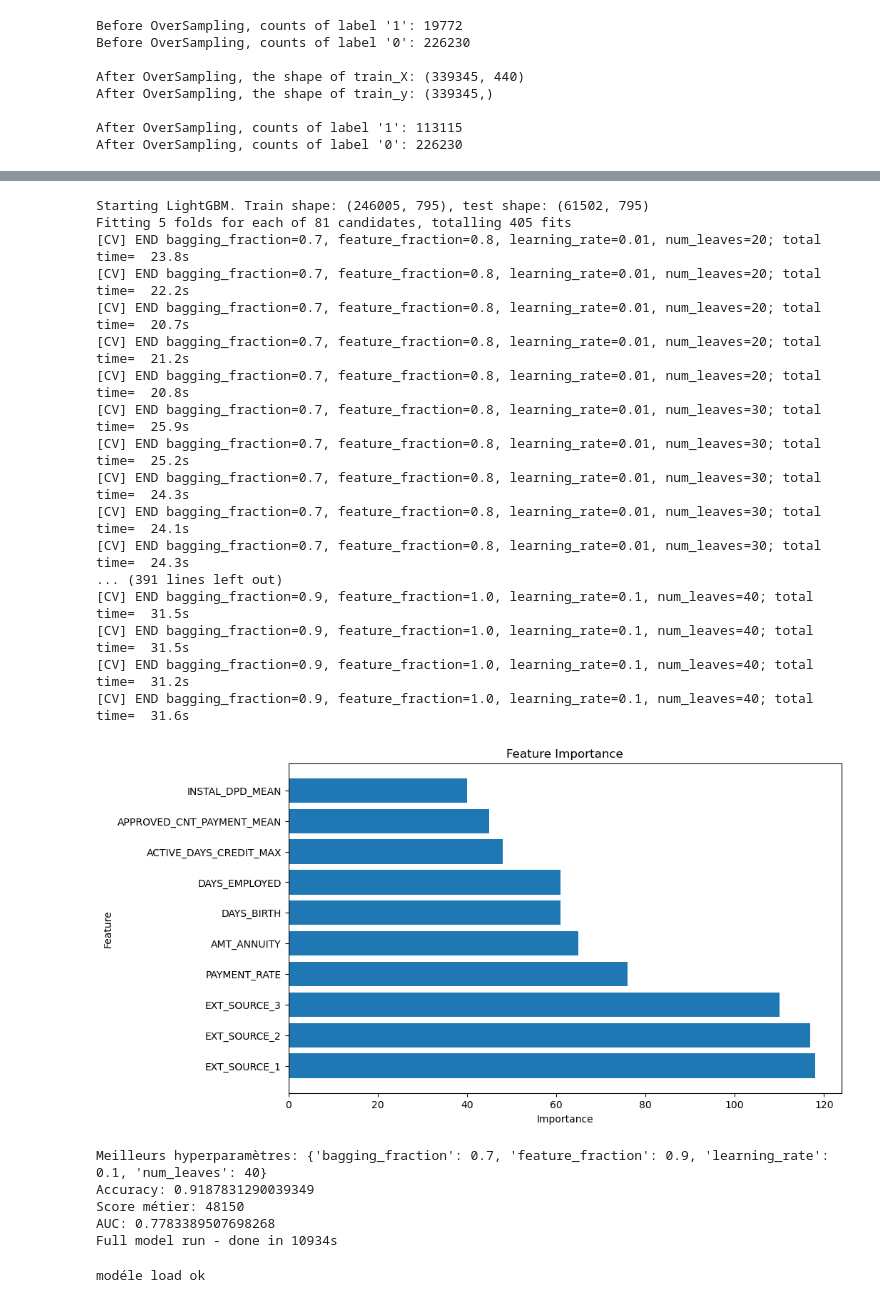
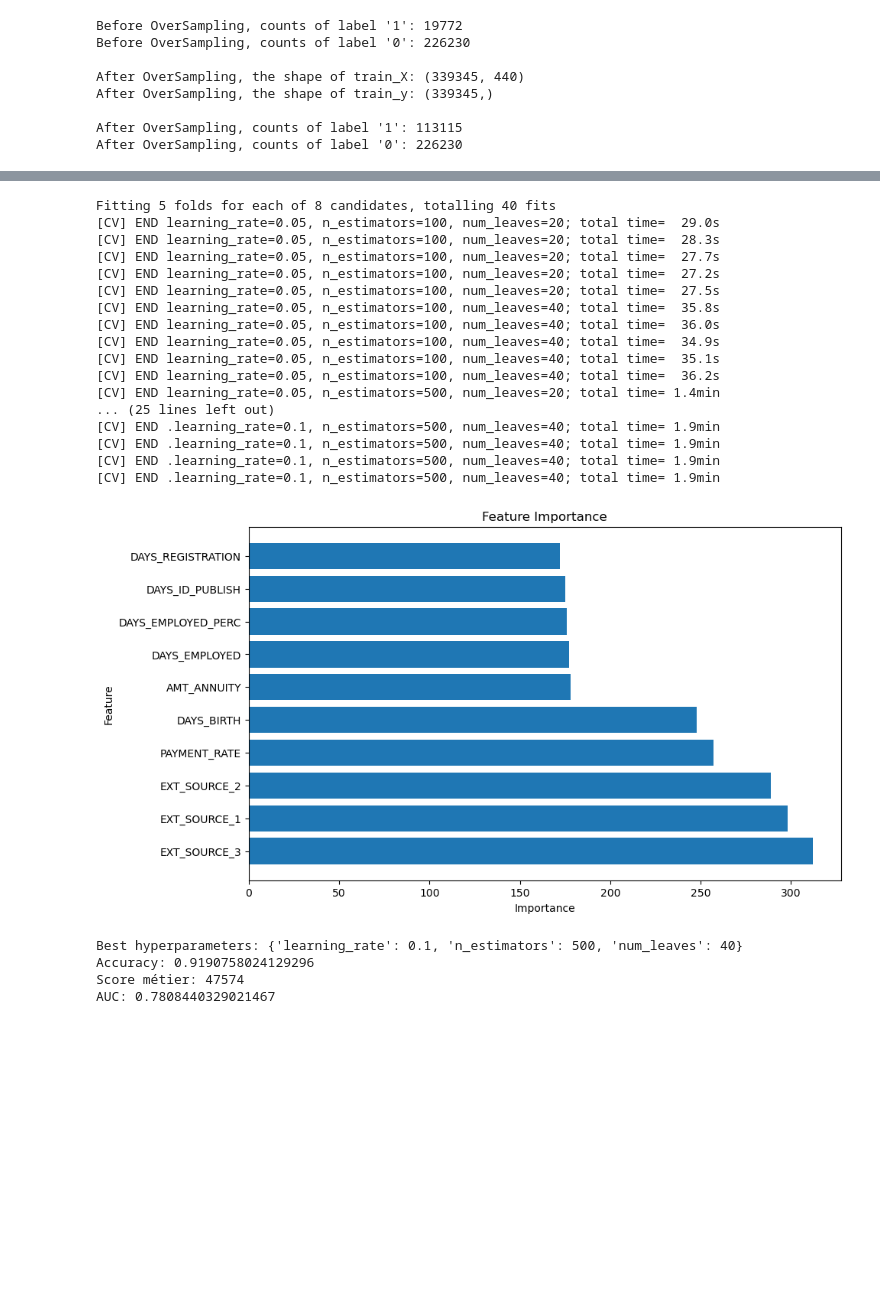
Before and after one commit to AminaBoudj/projet7, a Jupyter notebook: models_fit.ipynb, the cells around one changed output, grey strips where cells are left out. Saved outputs shown, nothing was run; the diff lists cells and outputs as text; code cells hidden in the pictures; blank space fills up the shorter version.

```diff
--- a/models_fit.ipynb
+++ b/models_fit.ipynb
@@ -593,34 +545,0 @@ def kfold_lightgbm(df, num_folds, stratified = False, debug= False):
-# %%
-with timer("Full model run"):
-    importance_df,accuracy,score_metier,auc=kfold_lightgbm(df, 5, stratified = False, debug= False)
-# %% [output]
-Starting LightGBM. Train shape: (246005, 795), test shape: (61502, 795)
-Fitting 5 folds for each of 81 candidates, totalling 405 fits
-[CV] END bagging_fraction=0.7, feature_fraction=0.8, learning_rate=0.01, num_leaves=20; total time=  23.8s
-[CV] END bagging_fraction=0.7, feature_fraction=0.8, learning_rate=0.01, num_leaves=20; total time=  22.2s
-[CV] END bagging_fraction=0.7, feature_fraction=0.8, learning_rate=0.01, num_leaves=20; total time=  20.7s
-[CV] END bagging_fraction=0.7, feature_fraction=0.8, learning_rate=0.01, num_leaves=20; total time=  21.2s
-[CV] END bagging_fraction=0.7, feature_fraction=0.8, learning_rate=0.01, num_leaves=20; total time=  20.8s
-[CV] END bagging_fraction=0.7, feature_fraction=0.8, learning_rate=0.01, num_leaves=30; total time=  25.9s
-[CV] END bagging_fraction=0.7, feature_fraction=0.8, learning_rate=0.01, num_leaves=30; total time=  25.2s
-[CV] END bagging_fraction=0.7, feature_fraction=0.8, learning_rate=0.01, num_leaves=30; total time=  24.3s
-[CV] END bagging_fraction=0.7, feature_fraction=0.8, learning_rate=0.01, num_leaves=30; total time=  24.1s
-[CV] END bagging_fraction=0.7, feature_fraction=0.8, learning_rate=0.01, num_leaves=30; total time=  24.3s
-... (391 lines left out)
-[CV] END bagging_fraction=0.9, feature_fraction=1.0, learning_rate=0.1, num_leaves=40; total time=  31.5s
-[CV] END bagging_fraction=0.9, feature_fraction=1.0, learning_rate=0.1, num_leaves=40; total time=  31.5s
-[CV] END bagging_fraction=0.9, feature_fraction=1.0, learning_rate=0.1, num_leaves=40; total time=  31.2s
-[CV] END bagging_fraction=0.9, feature_fraction=1.0, learning_rate=0.1, num_leaves=40; total time=  31.6s
-[figure, removed]
-Meilleurs hyperparamètres: {'bagging_fraction': 0.7, 'feature_fraction': 0.9, 'learning_rate': 0.1, 'num_leaves': 40}
-Accuracy: 0.9187831290039349
-Score métier: 48150
-AUC: 0.7783389507698268
-Full model run - done in 10934s
-# %%
-import pickle
-with open('modele_lightgbm.pkl', 'rb') as f:
-    model_lgbm = pickle.load(f)
-    print("modéle load ok")
-# %% [output]
-modéle load ok
@@ -626,0 +637,25 @@ modéle load ok
+# %%
+importance_df,accuracy_lgbm,score_metier_lgbm,auc_lgbm=kfold_lightgbm(train_df)
+# %% [output]
+Fitting 5 folds for each of 8 candidates, totalling 40 fits
+[CV] END learning_rate=0.05, n_estimators=100, num_leaves=20; total time=  29.0s
+[CV] END learning_rate=0.05, n_estimators=100, num_leaves=20; total time=  28.3s
+[CV] END learning_rate=0.05, n_estimators=100, num_leaves=20; total time=  27.7s
+[CV] END learning_rate=0.05, n_estimators=100, num_leaves=20; total time=  27.2s
+[CV] END learning_rate=0.05, n_estimators=100, num_leaves=20; total time=  27.5s
+[CV] END learning_rate=0.05, n_estimators=100, num_leaves=40; total time=  35.8s
+[CV] END learning_rate=0.05, n_estimators=100, num_leaves=40; total time=  36.0s
+[CV] END learning_rate=0.05, n_estimators=100, num_leaves=40; total time=  34.9s
+[CV] END learning_rate=0.05, n_estimators=100, num_leaves=40; total time=  35.1s
+[CV] END learning_rate=0.05, n_estimators=100, num_leaves=40; total time=  36.2s
+[CV] END learning_rate=0.05, n_estimators=500, num_leaves=20; total time= 1.4min
+... (25 lines left out)
+[CV] END .learning_rate=0.1, n_estimators=500, num_leaves=40; total time= 1.9min
+[CV] END .learning_rate=0.1, n_estimators=500, num_leaves=40; total time= 1.9min
+[CV] END .learning_rate=0.1, n_estimators=500, num_leaves=40; total time= 1.9min
+[CV] END .learning_rate=0.1, n_estimators=500, num_leaves=40; total time= 1.9min
+[figure, added]
+Best hyperparameters: {'learning_rate': 0.1, 'n_estimators': 500, 'num_leaves': 40}
+Accuracy: 0.9190758024129296
+Score métier: 47574
+AUC: 0.7808440329021467
```
Also changed, not shown: parts of 24 cells of this notebook, 5 other files.
